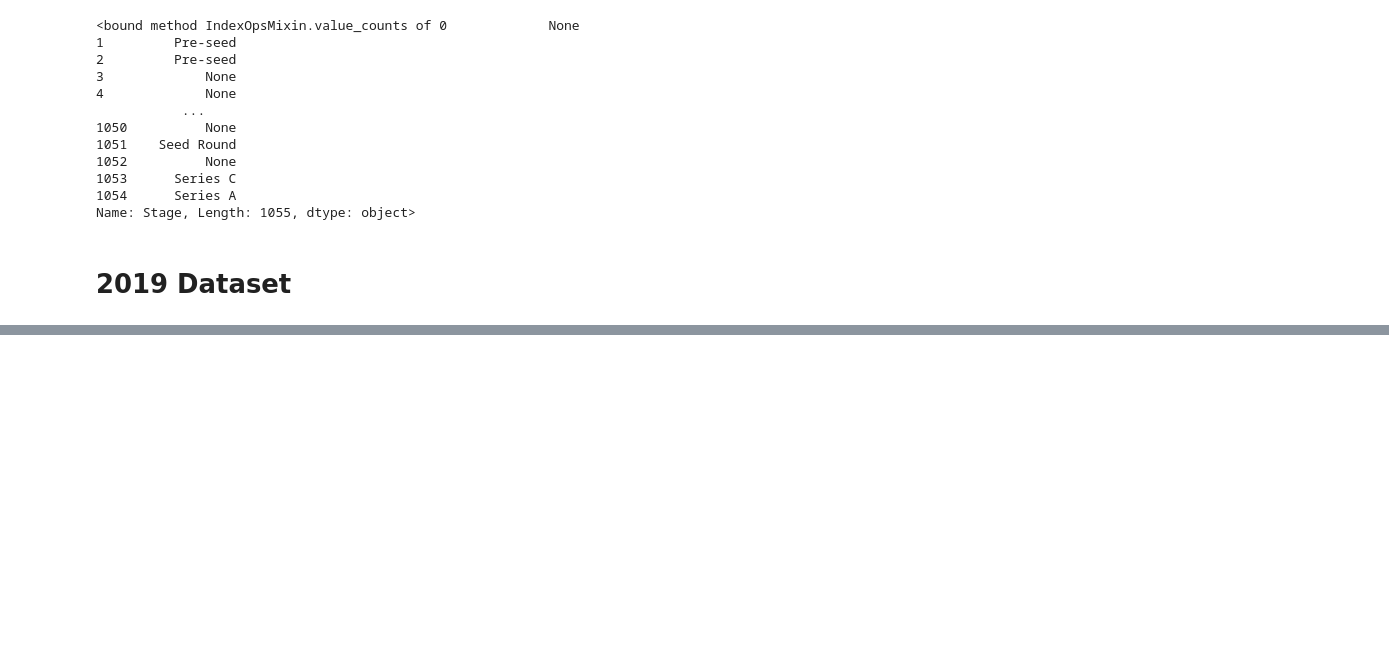
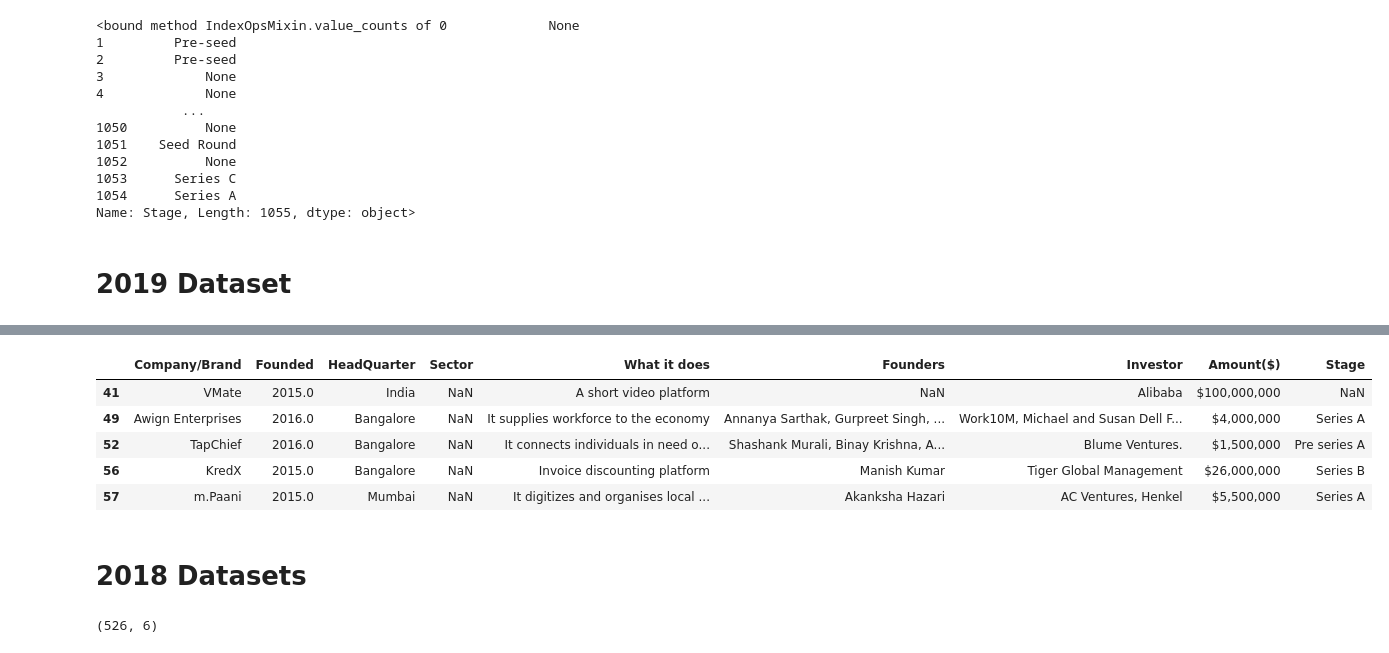
Before and after one commit to Keganwealths/LP1, a Jupyter notebook: DataAnalysis.ipynb, the cells around one changed output, grey strips where cells are left out. Drawn from its saved outputs; the diff is of its cells as text; code cells hidden in the pictures; blank space fills up the shorter version.

Commit message:
2019 cleaned datasets

```diff
--- a/DataAnalysis.ipynb
+++ b/DataAnalysis.ipynb
@@ -341,0 +368,7 @@ data2020['HeadQuarter'] = data2020['HeadQuarter'].fillna(default_HeadQuarter)
+# %%
+data2019['Founded'].fillna(data2019['Founded'].mean(),inplace=True)
+# %%
+data2019['Stage'].fillna(data2019['Stage'].mode().iloc[0], inplace=True)
+# %%
+default_HeadQuarter = 'India'
+data2019['HeadQuarter'] = data2019['HeadQuarter'].fillna(default_HeadQuarter)
@@ -341,0 +391,9 @@ data2020['HeadQuarter'] = data2020['HeadQuarter'].fillna(default_HeadQuarter)
+# %%
+data2019.loc[data2019['Sector'].isnull()]
+# %% [output]
+|  | Company/Brand | Founded | HeadQuarter | Sector | What it does | Founders | Investor | Amount($) | Stage |
+| 41 | VMate | 2015.0 | India | NaN | A short video platform | NaN | Alibaba | $100,000,000 | NaN |
+| 49 | Awign Enterprises | 2016.0 | Bangalore | NaN | It supplies workforce to the economy | Annanya Sarthak, Gurpreet Singh, ... | Work10M, Michael and Susan Dell F... | $4,000,000 | Series A |
+| 52 | TapChief | 2016.0 | Bangalore | NaN | It connects individuals in need o... | Shashank Murali, Binay Krishna, A... | Blume Ventures. | $1,500,000 | Pre series A |
+| 56 | KredX | 2015.0 | Bangalore | NaN | Invoice discounting platform | Manish Kumar | Tiger Global Management | $26,000,000 | Series B |
+| 57 | m.Paani | 2015.0 | Mumbai | NaN | It digitizes and organises local ... | Akanksha Hazari | AC Ventures, Henkel | $5,500,000 | Series A |
@@ -341,0 +410,6 @@ data2020['HeadQuarter'] = data2020['HeadQuarter'].fillna(default_HeadQuarter)
+# %% [markdown]
+# 2018 Datasets
+# %%
+data2018.shape
+# %% [output]
+(526, 6)
```
Also changed, not shown: parts of 8 cells of this notebook.
